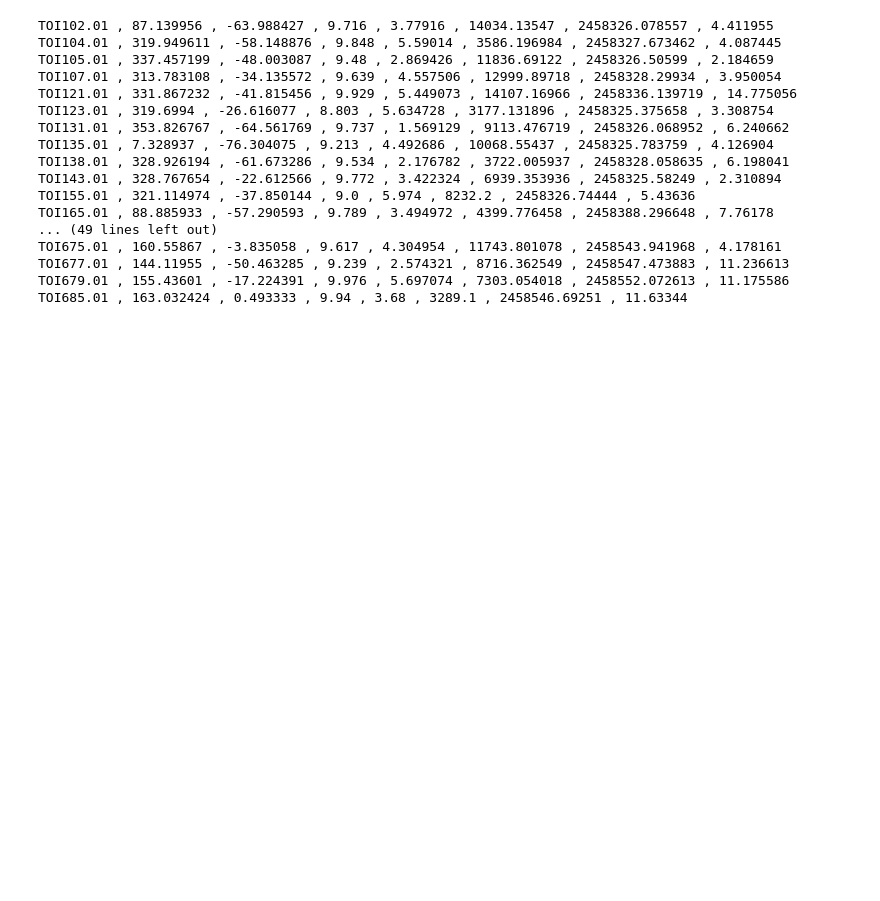
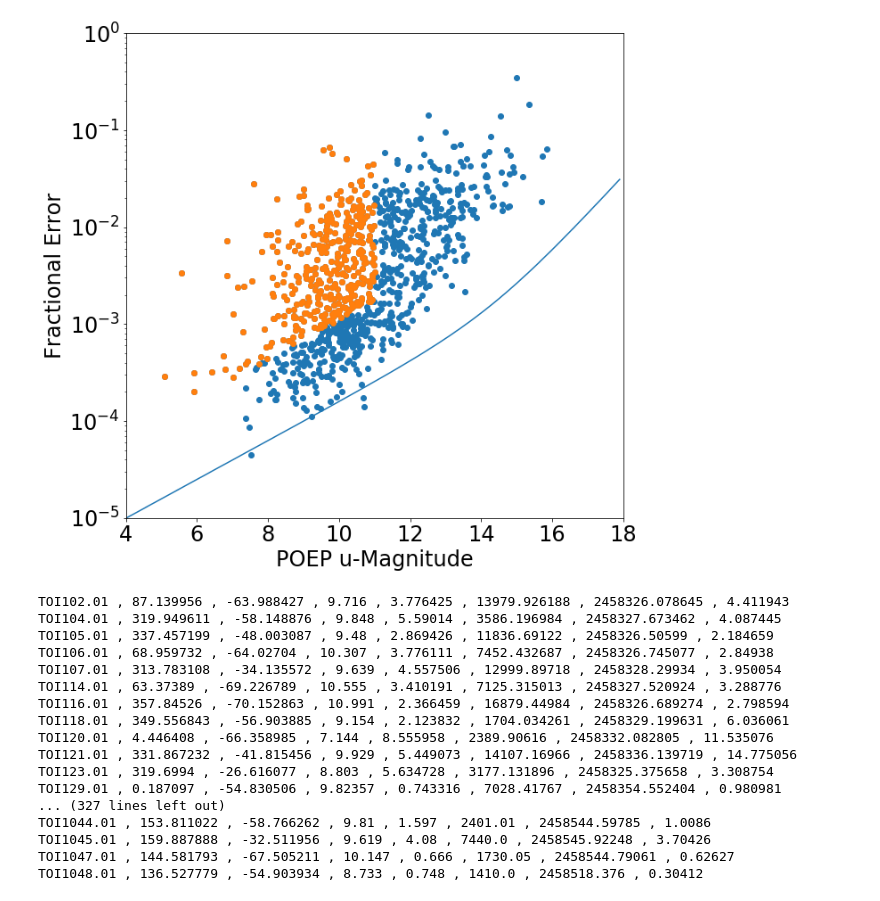
Before and after one commit to jasonfrowe/neossat, a Jupyter notebook: TESS Predictor.ipynb, the cells around one changed output. Cells and saved outputs as stored; diff of their text form; code cells hidden in the pictures; blank space fills up the shorter version.

```diff
--- a/TESS Predictor.ipynb
+++ b/TESS Predictor.ipynb
@@ -10,5 +14,5 @@ from astropy.time import Time
 # %%
-toi_file='toi-2019-05-07.csv'
+toi_file='toi-2019-08-06.csv'
 # %%
 tzero=2457000
 # %%
@@ -30,7 +34,7 @@ with open(toi_file, newline='') as csvfile:
     i=0
     for row in csvdata:
         i=i+1
-        if i > 1 and row[10]!='' and row[11]!='' and row[15]!='':
+        if i > 1 and row[9]!='' and row[10]!='' and row[11]!='' and row[15]!='':
             tidid.append(float(row[1]))
             toiid.append(float(row[2]))
             ra.append(float(row[4]))
@@ -44,10 +48,11 @@ with open(toi_file, newline='') as csvfile:
             tdurerr.append(float(row[13]))
             tdep.append(float(row[14]))
             tdeperr.append(float(row[15]))
+tdep=np.array(tdep)
 # %%
 t = Time(t0, format='jd', scale='tcb')
 # %%
-tnow = Time(['2019-05-01 00:00:00','2019-08-30 00:00:00'], format='iso', scale='utc')
+tnow = Time(['2019-08-01 00:00:00','2019-10-31 00:00:00'], format='iso', scale='utc')
 # %%
 print(t.utc.iso[1])
 print(tnow.jd)
@@ -57 +62,8 @@ print(tnow.jd)
+# %%
+#Noise predictions
+medexptime=4.0012
+zmag=21.96
+gain=1.1
+photap=3.0
+readnoise=8.0
 # %%
@@ -103,23 +147,63 @@ f.close()
+# %%
+matplotlib.rcParams.update({'font.size': 24}) #adjust font
+plt.figure(figsize=(10,10))
+plt.axis([4.0,18.0,0.00001,1.0])
+
+xplot=[]
+yplot=[]
+for mag in np.arange(4,18,0.1):
+    meanf=np.power(10,(zmag-mag)/2.5)*medexptime
+    shotnoise=np.sqrt(meanf*gain)/(meanf*gain)
+    detectnoise=np.sqrt(np.pi*photap*photap)*(readnoise+0.2*medexptime+1.05*medexptime)/(meanf*gain)
+    predictnoise=np.sqrt(shotnoise*shotnoise+detectnoise*detectnoise)/np.sqrt(150) #150 to get to 10-min bins
+    xplot.append(mag)
+    yplot.append(predictnoise)
+
+xplot=np.array(xplot)
+yplot=np.array(yplot)
+plt.plot(xplot,yplot)
+#plt.plot(xplot,yplot*7)
+
+#ntoi=len(tmag)
+#for i in range(ntoi):
+
+plt.scatter(tmag,tdep/1.0e6)
+plt.scatter(txplot,typlot)
+
+plt.xlabel('POEP u-Magnitude')
+plt.ylabel('Fractional Error')
+#plt.legend(loc='upper left')
+plt.yscale('log')
+#plt.show()
+plt.savefig("TESS.pdf")
+# %% [output]
+[figure, added]
 # %%
 sortidx=np.argsort(toiid)
 for i in sortidx[:]:
-    if tdep[i] > 3000.0 and tdep[i] < 20000.0 and tmag[i] < 10 and toiid[i] != 129.01:
+    #if tdep[i] > 3000.0 and tdep[i] < 20000.0 and tmag[i] < 10 and toiid[i] != 129.01:
+    meanf=np.power(10,(zmag-tmag[i])/2.5)*medexptime
+    shotnoise=np.sqrt(meanf*gain)/(meanf*gain)
+    detectnoise=np.sqrt(np.pi*photap*photap)*(readnoise+0.2*medexptime+1.05*medexptime)/(meanf*gain)
+    predictnoise=np.sqrt(shotnoise*shotnoise+detectnoise*detectnoise)/np.sqrt(150)
+
+    if tdep[i]/1.0e6 > 8.0 * predictnoise and tmag[i] < 11:
         print('TOI'+str(toiid[i]),',',ra[i],',',dec[i],',',tmag[i],',',tdur[i],',',tdep[i],',',t0[i],',',per[i])
 # %% [output]
-TOI102.01 , 87.139956 , -63.988427 , 9.716 , 3.77916 , 14034.13547 , 2458326.078557 , 4.411955
+TOI102.01 , 87.139956 , -63.988427 , 9.716 , 3.776425 , 13979.926188 , 2458326.078645 , 4.411943
 TOI104.01 , 319.949611 , -58.148876 , 9.848 , 5.59014 , 3586.196984 , 2458327.673462 , 4.087445
 TOI105.01 , 337.457199 , -48.003087 , 9.48 , 2.869426 , 11836.69122 , 2458326.50599 , 2.184659
+TOI106.01 , 68.959732 , -64.02704 , 10.307 , 3.776111 , 7452.432687 , 2458326.745077 , 2.84938
 TOI107.01 , 313.783108 , -34.135572 , 9.639 , 4.557506 , 12999.89718 , 2458328.29934 , 3.950054
+TOI114.01 , 63.37389 , -69.226789 , 10.555 , 3.410191 , 7125.315013 , 2458327.520924 , 3.288776
+TOI116.01 , 357.84526 , -70.152863 , 10.991 , 2.366459 , 16879.44984 , 2458326.689274 , 2.798594
+TOI118.01 , 349.556843 , -56.903885 , 9.154 , 2.123832 , 1704.034261 , 2458329.199631 , 6.036061
+TOI120.01 , 4.446408 , -66.358985 , 7.144 , 8.555958 , 2389.90616 , 2458332.082805 , 11.535076
 TOI121.01 , 331.867232 , -41.815456 , 9.929 , 5.449073 , 14107.16966 , 2458336.139719 , 14.775056
 TOI123.01 , 319.6994 , -26.616077 , 8.803 , 5.634728 , 3177.131896 , 2458325.375658 , 3.308754
-TOI131.01 , 353.826767 , -64.561769 , 9.737 , 1.569129 , 9113.476719 , 2458326.068952 , 6.240662
-TOI135.01 , 7.328937 , -76.304075 , 9.213 , 4.492686 , 10068.55437 , 2458325.783759 , 4.126904
-TOI138.01 , 328.926194 , -61.673286 , 9.534 , 2.176782 , 3722.005937 , 2458328.058635 , 6.198041
-TOI143.01 , 328.767654 , -22.612566 , 9.772 , 3.422324 , 6939.353936 , 2458325.58249 , 2.310894
-TOI155.01 , 321.114974 , -37.850144 , 9.0 , 5.974 , 8232.2 , 2458326.74444 , 5.43636
-TOI165.01 , 88.885933 , -57.290593 , 9.789 , 3.494972 , 4399.776458 , 2458388.296648 , 7.76178
-... (49 lines left out)
-TOI675.01 , 160.55867 , -3.835058 , 9.617 , 4.304954 , 11743.801078 , 2458543.941968 , 4.178161
-TOI677.01 , 144.11955 , -50.463285 , 9.239 , 2.574321 , 8716.362549 , 2458547.473883 , 11.236613
-TOI679.01 , 155.43601 , -17.224391 , 9.976 , 5.697074 , 7303.054018 , 2458552.072613 , 11.175586
-TOI685.01 , 163.032424 , 0.493333 , 9.94 , 3.68 , 3289.1 , 2458546.69251 , 11.63344
+TOI129.01 , 0.187097 , -54.830506 , 9.82357 , 0.743316 , 7028.41767 , 2458354.552404 , 0.980981
+... (327 lines left out)
+TOI1044.01 , 153.811022 , -58.766262 , 9.81 , 1.597 , 2401.01 , 2458544.59785 , 1.0086
+TOI1045.01 , 159.887888 , -32.511956 , 9.619 , 4.08 , 7440.0 , 2458545.92248 , 3.70426
+TOI1047.01 , 144.581793 , -67.505211 , 10.147 , 0.666 , 1730.05 , 2458544.79061 , 0.62627
+TOI1048.01 , 136.527779 , -54.903934 , 8.733 , 0.748 , 1410.0 , 2458518.376 , 0.30412
```
Also changed, not shown: parts of 4 cells of this notebook.
